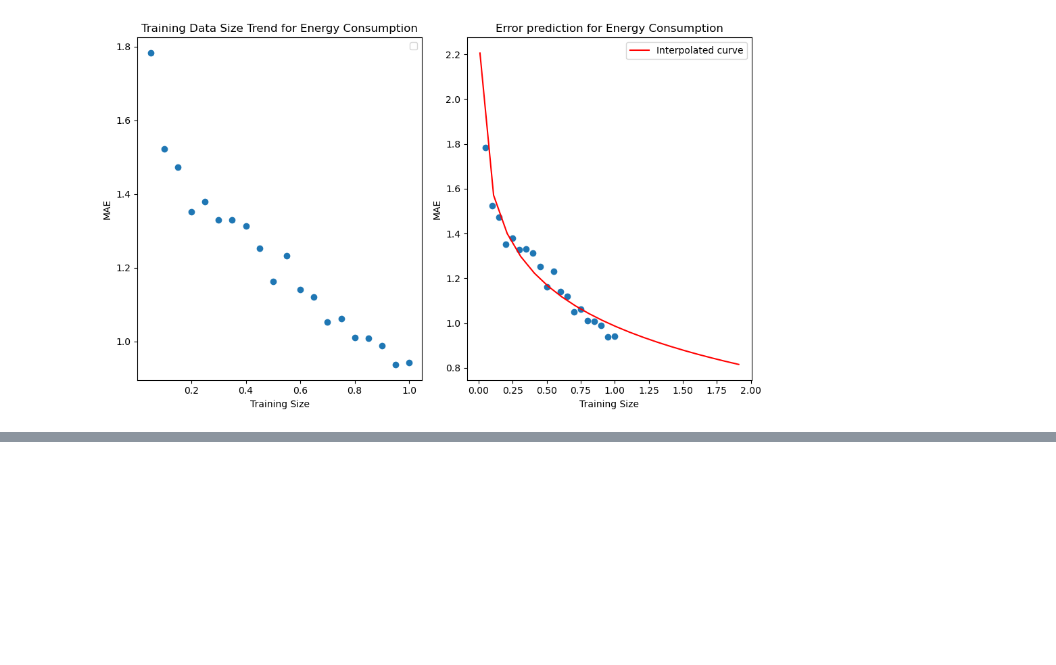
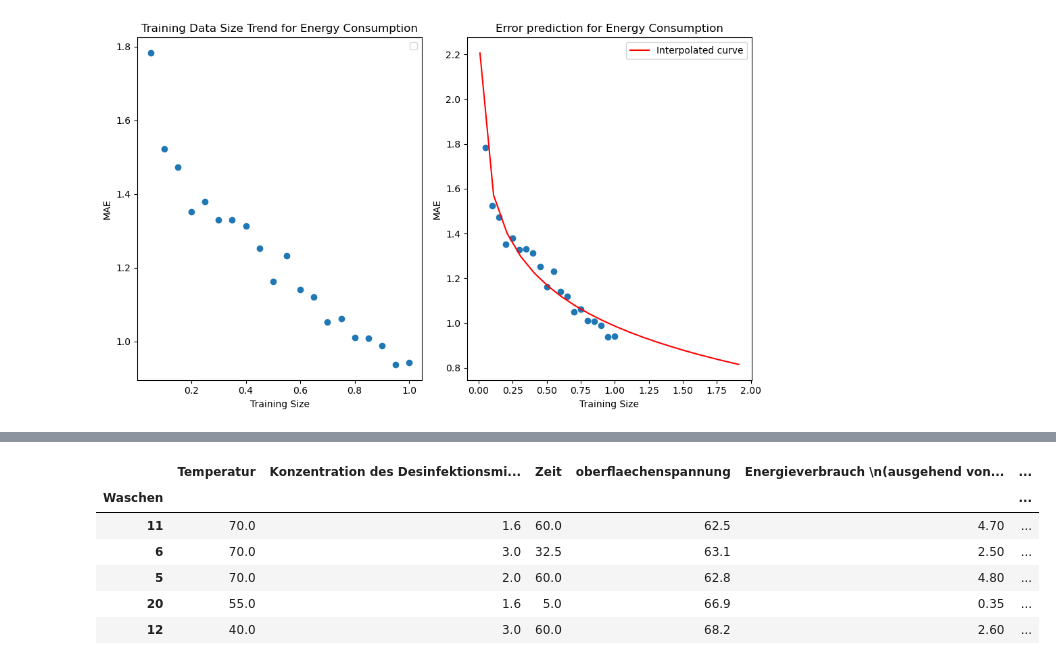
Before and after one commit to IlliaRohalskyi/ImproClean, a Jupyter notebook: Notebooks/analysis.ipynb, the cells around one changed output, grey strips where cells are left out. Saved outputs shown, nothing was run; the diff lists cells and outputs as text; code cells hidden in the pictures; blank space fills up the shorter version.

```diff
--- a/Notebooks/analysis.ipynb
+++ b/Notebooks/analysis.ipynb
@@ -341,0 +433,11 @@ ERROR AT DATASET SIZE MULTIPLIER 2: 0.815844148788714
+# %%
+cases = list(energy_cases_df['Case'])
+doe_analysis_df.iloc[cases]
+# %% [output]
+|  | Temperatur | Konzentration des Desinfektionsmi... | Zeit | oberflaechenspannung | Energieverbrauch \n(ausgehend von... | ... |
+| Waschen |  |  |  |  |  | ... |
+| 11 | 70.0 | 1.6 | 60.0 | 62.5 | 4.70 | ... |
+| 6 | 70.0 | 3.0 | 32.5 | 63.1 | 2.50 | ... |
+| 5 | 70.0 | 2.0 | 60.0 | 62.8 | 4.80 | ... |
+| 20 | 55.0 | 1.6 | 5.0 | 66.9 | 0.35 | ... |
+| 12 | 40.0 | 3.0 | 60.0 | 68.2 | 2.60 | ... |
```
Also changed, not shown: parts of 6 cells of this notebook.
